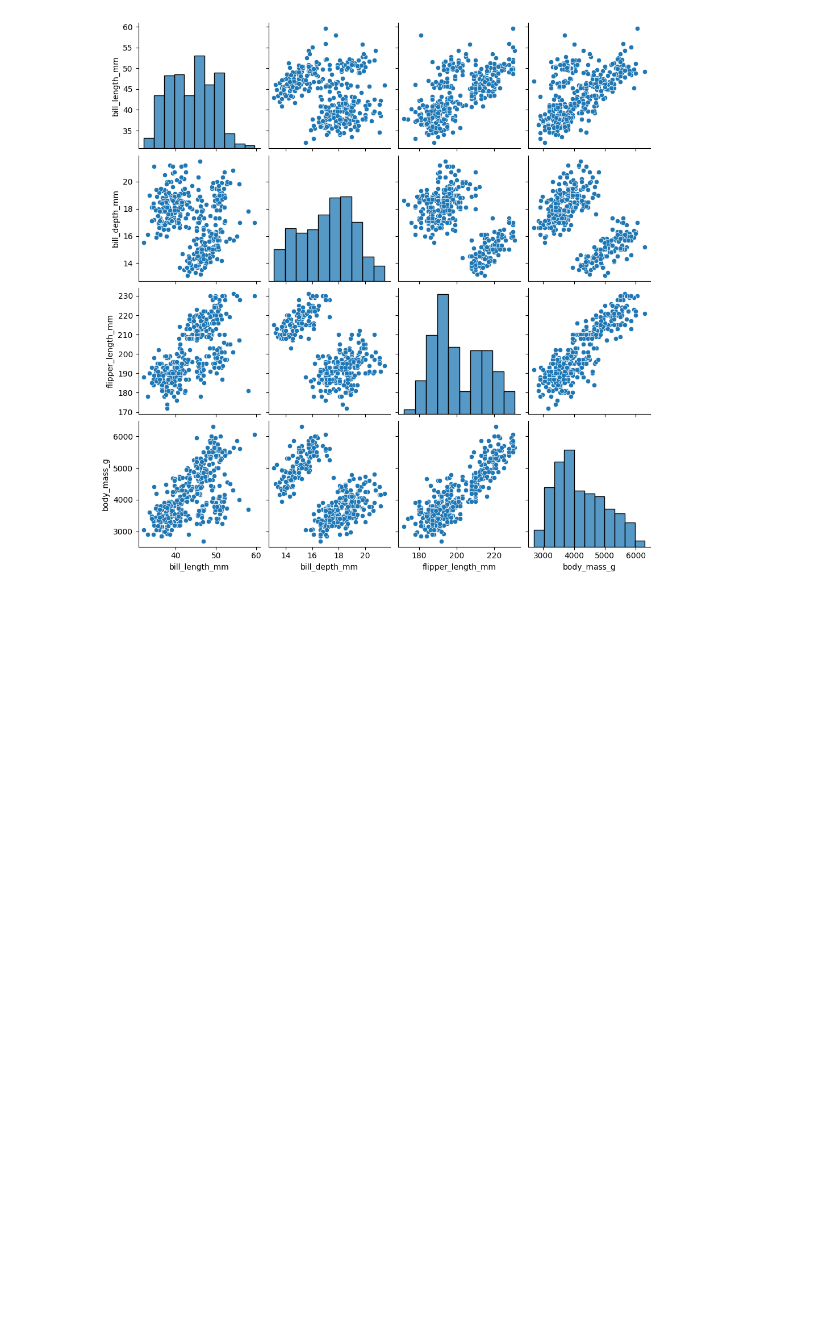
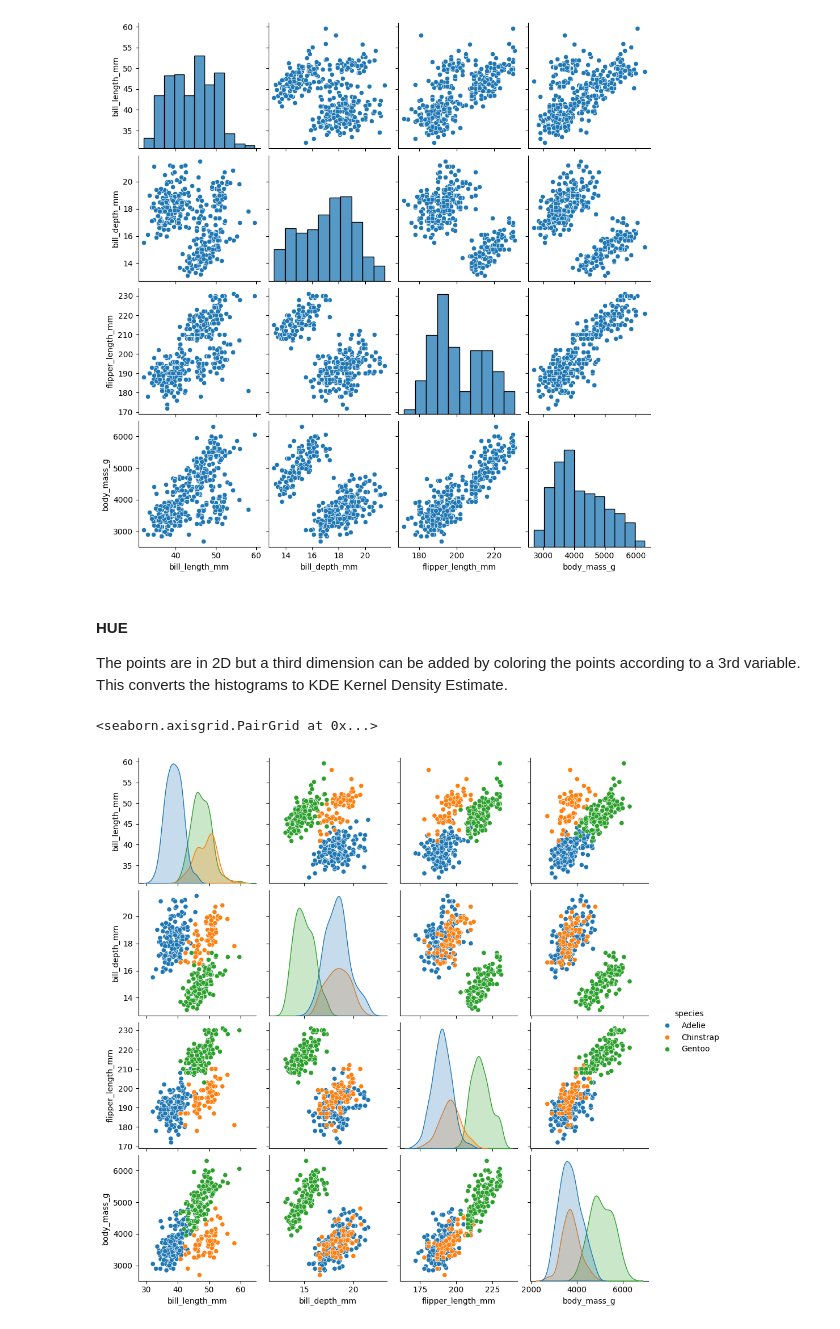
Before and after one commit to NatashaMoses/ML_Python_Libraries, a Jupyter notebook: seaborn/01_sns.pairplot().ipynb, the cells around one changed output. Drawn from its saved outputs; the diff is of its cells as text; code cells hidden in the pictures; blank space fills up the shorter version.

```diff
--- a/seaborn/01_sns.pairplot().ipynb
+++ b/seaborn/01_sns.pairplot().ipynb
@@ -31,3 +31,12 @@ memory usage: 18.9+ KB
 None
 <seaborn.axisgrid.PairGrid at 0x...>
 [figure]
+# %% [markdown]
+#### HUE
+The points are in 2D but a third dimension can be added by coloring the points according to a 3rd variable.
+This converts the histograms to KDE Kernel Density Estimate.
+# %%
+sns.pairplot(penguins, hue="species")
+# %% [output]
+<seaborn.axisgrid.PairGrid at 0x...>
+[figure, added]
```
